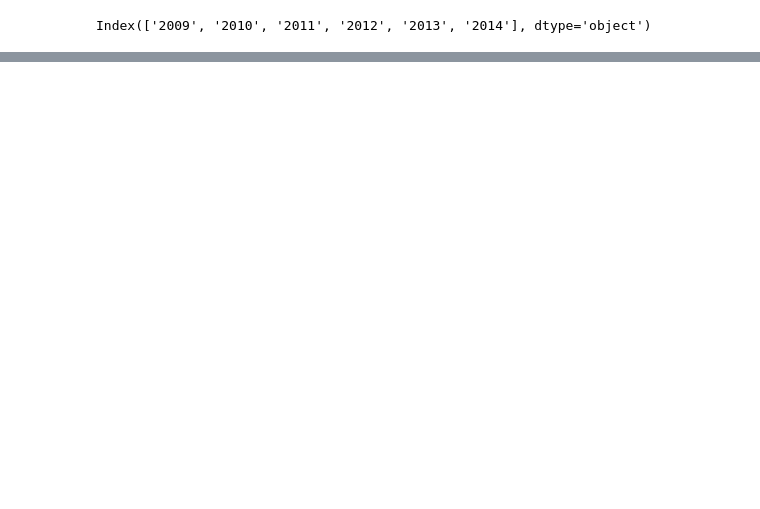
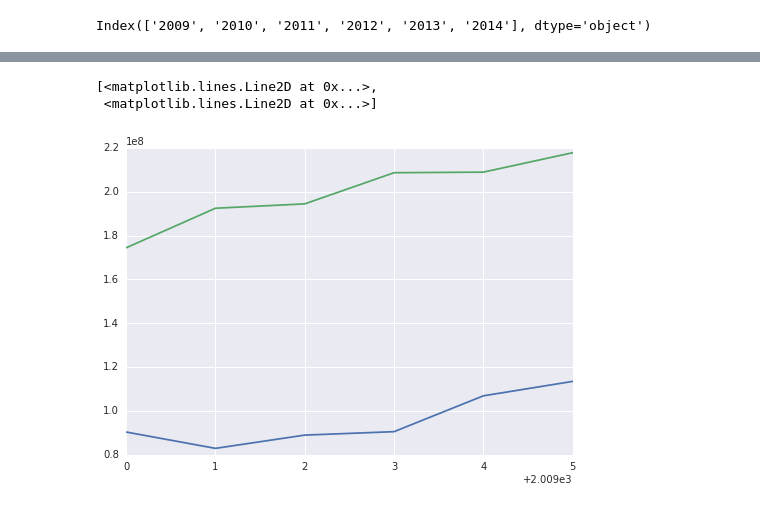
Before and after one commit to zenrabbit/halloweenR, a Jupyter notebook: python/test-pandas-year.ipynb, the cells around one changed output, grey strips where cells are left out. Saved outputs shown, nothing was run; the diff lists cells and outputs as text; code cells hidden in the pictures; blank space fills up the shorter version.

```diff
--- a/python/test-pandas-year.ipynb
+++ b/python/test-pandas-year.ipynb
@@ -83,0 +126,6 @@ ad_halloween['Total'] = ad_halloween['SEASONAL CHOCOLATE HALLOWEEN CANDY'] + ad_
+# %%
+plt.plot(ad_xmas_hallo[['HALLOWEEN', 'XMAS']])
+# %% [output]
+[<matplotlib.lines.Line2D at 0x...>,
+ <matplotlib.lines.Line2D at 0x...>]
+[figure, added]
```
Also changed, not shown: parts of 8 cells of this notebook.
